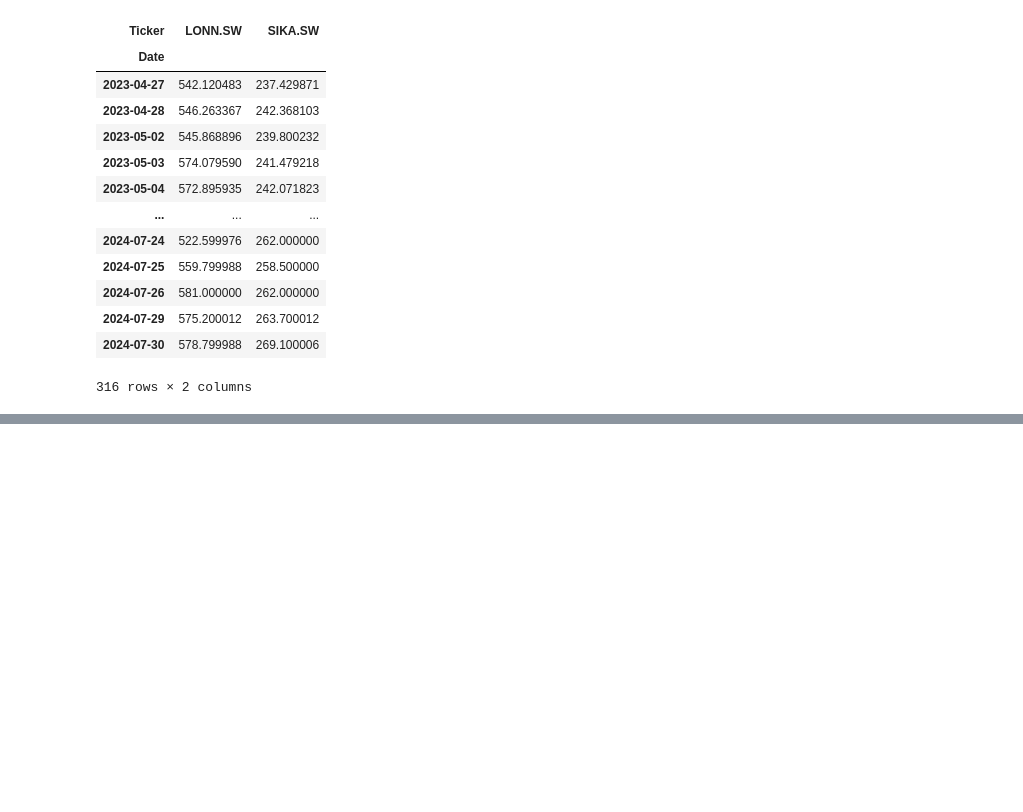
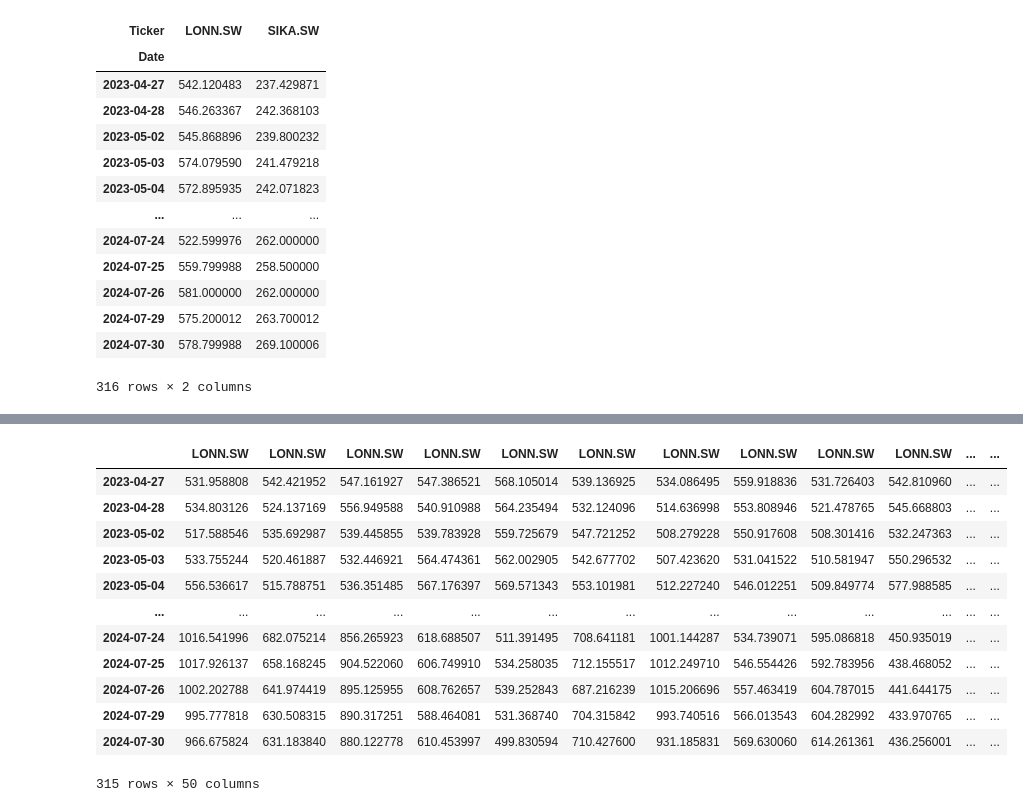
Before and after one commit to weiyuanoh/MH4518, a Jupyter notebook: WY/Test.ipynb, the cells around one changed output, grey strips where cells are left out. Saved outputs shown, nothing was run; the diff lists cells and outputs as text; code cells hidden in the pictures; blank space fills up the shorter version.

```diff
--- a/WY/Test.ipynb
+++ b/WY/Test.ipynb
@@ -305,0 +347,19 @@ See the caveats in the documentation: https://pandas.pydata.org/pandas-docs/stab
+# %%
+lonza_path = sim_data_combined.iloc[:, ::2]
+sika_path = sim_data_combined.iloc[:, 1::2]
+# %%
+lonza_path
+# %% [output]
+|  | LONN.SW | LONN.SW | LONN.SW | LONN.SW | LONN.SW | LONN.SW | LONN.SW | LONN.SW | LONN.SW | LONN.SW | ... | ... |
+| 2023-04-27 | 531.958808 | 542.421952 | 547.161927 | 547.386521 | 568.105014 | 539.136925 | 534.086495 | 559.918836 | 531.726403 | 542.810960 | ... | ... |
+| 2023-04-28 | 534.803126 | 524.137169 | 556.949588 | 540.910988 | 564.235494 | 532.124096 | 514.636998 | 553.808946 | 521.478765 | 545.668803 | ... | ... |
+| 2023-05-02 | 517.588546 | 535.692987 | 539.445855 | 539.783928 | 559.725679 | 547.721252 | 508.279228 | 550.917608 | 508.301416 | 532.247363 | ... | ... |
+| 2023-05-03 | 533.755244 | 520.461887 | 532.446921 | 564.474361 | 562.002905 | 542.677702 | 507.423620 | 531.041522 | 510.581947 | 550.296532 | ... | ... |
+| 2023-05-04 | 556.536617 | 515.788751 | 536.351485 | 567.176397 | 569.571343 | 553.101981 | 512.227240 | 546.012251 | 509.849774 | 577.988585 | ... | ... |
+| ... | ... | ... | ... | ... | ... | ... | ... | ... | ... | ... | ... | ... |
+| 2024-07-24 | 1016.541996 | 682.075214 | 856.265923 | 618.688507 | 511.391495 | 708.641181 | 1001.144287 | 534.739071 | 595.086818 | 450.935019 | ... | ... |
+| 2024-07-25 | 1017.926137 | 658.168245 | 904.522060 | 606.749910 | 534.258035 | 712.155517 | 1012.249710 | 546.554426 | 592.783956 | 438.468052 | ... | ... |
+| 2024-07-26 | 1002.202788 | 641.974419 | 895.125955 | 608.762657 | 539.252843 | 687.216239 | 1015.206696 | 557.463419 | 604.787015 | 441.644175 | ... | ... |
+| 2024-07-29 | 995.777818 | 630.508315 | 890.317251 | 588.464081 | 531.368740 | 704.315842 | 993.740516 | 566.013543 | 604.282992 | 433.970765 | ... | ... |
+| 2024-07-30 | 966.675824 | 631.183840 | 880.122778 | 610.453997 | 499.830594 | 710.427600 | 931.185831 | 569.630060 | 614.261361 | 436.256001 | ... | ... |
+315 rows × 50 columns
```
Also changed, not shown: parts of 4 cells of this notebook, 6 other files.
